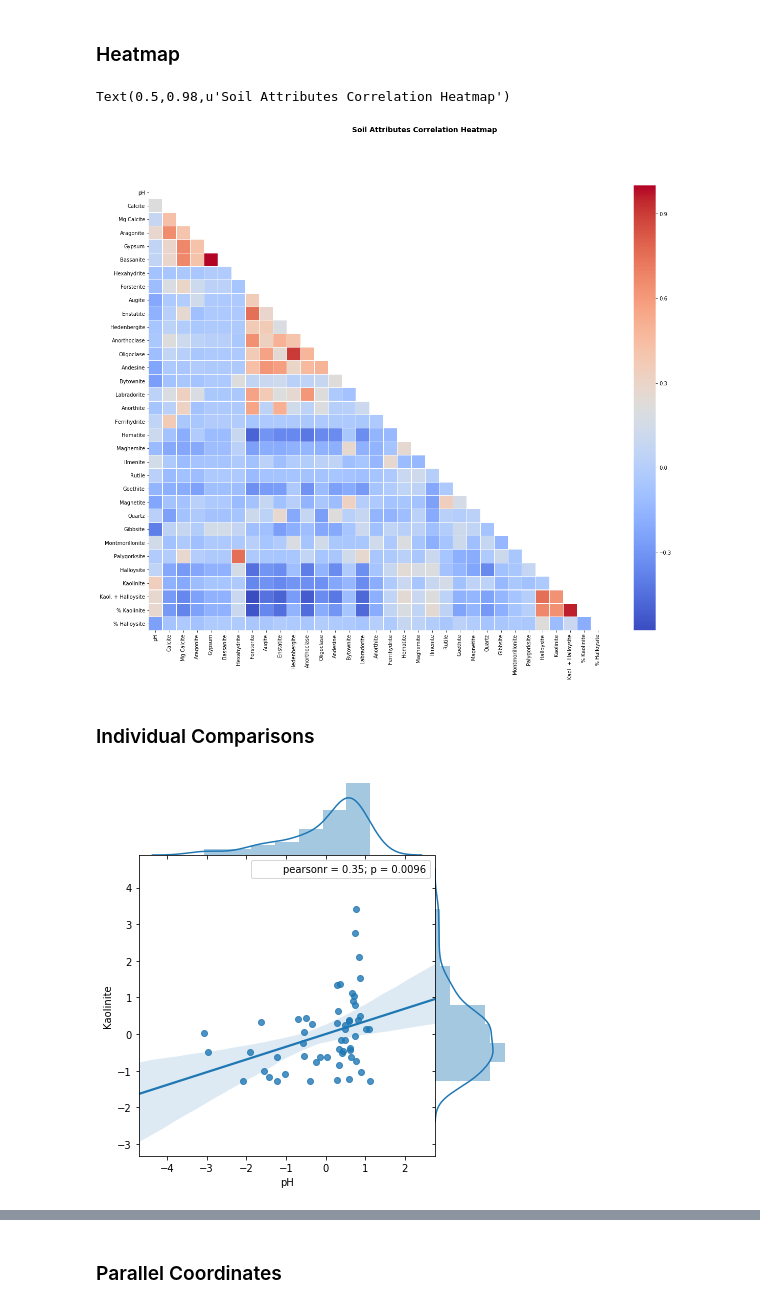
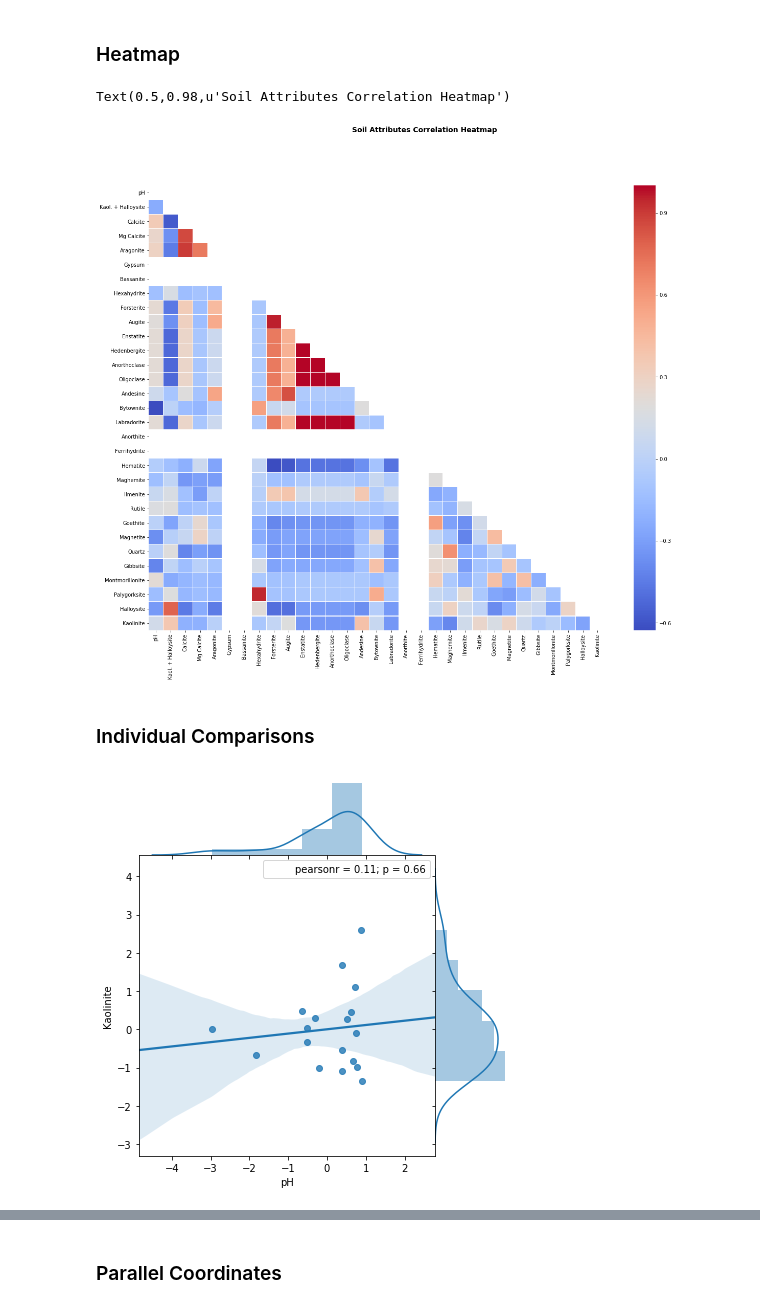
Before and after one commit to glickmac/Soil, a Jupyter notebook: Hawiian_Soils.ipynb, the cells around one changed output, grey strips where cells are left out. Saved outputs shown, nothing was run; the diff lists cells and outputs as text; code cells hidden in the pictures.

```diff
--- a/Hawiian_Soils.ipynb
+++ b/Hawiian_Soils.ipynb
@@ -12,7 +12,7 @@ from scipy.cluster.hierarchy import linkage, dendrogram
 %pylab inline
 pylab.rcParams['figure.figsize'] = (15, 9)   # Change the size of plots
 
-soil = pd.read_excel("Hawiian_Soils2.xlsx")
+soil = pd.read_excel("data/Hawiian_Soils2.xlsx")
 soil.head()
 # %% [output]
 Populating the interactive namespace from numpy and matplotlib
@@ -39,37 +91,37 @@ soil_numeric.head()
 # %%
 import seaborn as sns
 import numpy as np
-corr_matrix = soil_numeric.corr()
+corr_matrix = soil_numeric2.corr()
 
 # Generate a mask for the upper triangle
 mask = np.zeros_like(corr_matrix, dtype=np.bool)
 mask[np.triu_indices_from(mask)] = True
 
 fig, (ax) = plt.subplots(1, 1, figsize=(20,16))
 hm = sns.heatmap(corr_matrix,
                  mask=mask,
                  ax=ax, # Axes in which to draw the plot, otherwise use the currently-active Axes.
                  cmap="coolwarm", # Color Map.
                  square=False,    # If True, set the Axes aspect to “equal” so each cell will be square-shaped.
                  annot=False,
                  fmt='.2f',       # String formatting code to use when adding annotations.
                  #annot_kws={"size": 14},
                  linewidths=.05)
 fig.suptitle('Soil Attributes Correlation Heatmap',
               fontsize=14,
               fontweight='bold')
 # %% [output]
 Text(0.5,0.98,u'Soil Attributes Correlation Heatmap')
-[figure, old version]
+[figure, new version]
 # %% [markdown]
 ### Individual Comparisons
 # %%
-jp = sns.jointplot(data=final_df,
+jp = sns.jointplot(data=soil_numeric2,
                    x='pH',
                    y='Kaolinite',
                    kind='reg',
                    space=0, size=6, ratio=4)
 # %% [output]
-[figure, old version]
+[figure, new version]
 # %%
 matplotlib.rcParams.update({'font.size': 14})
```
Also changed, not shown: parts of 14 cells of this notebook, 5 other files.
